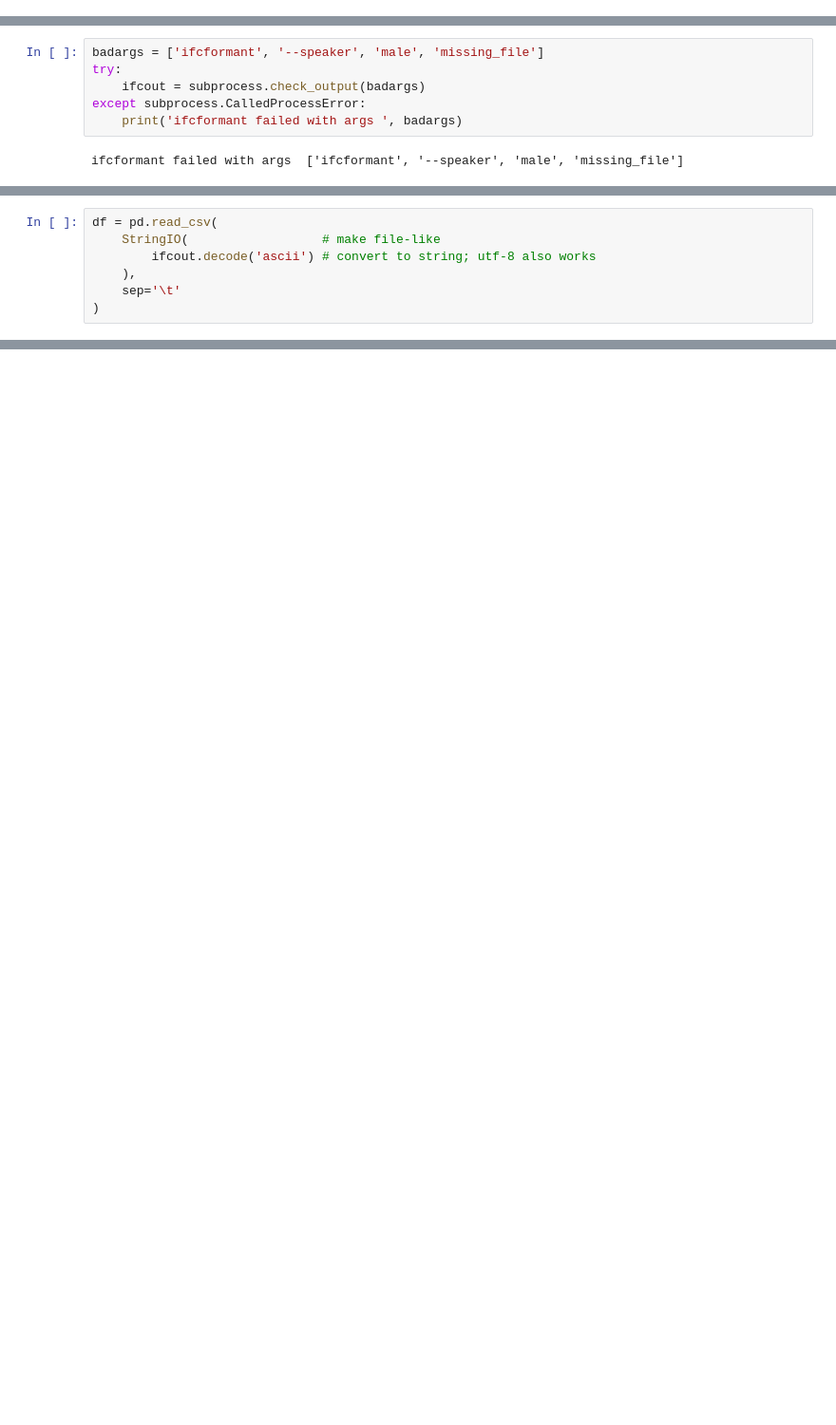
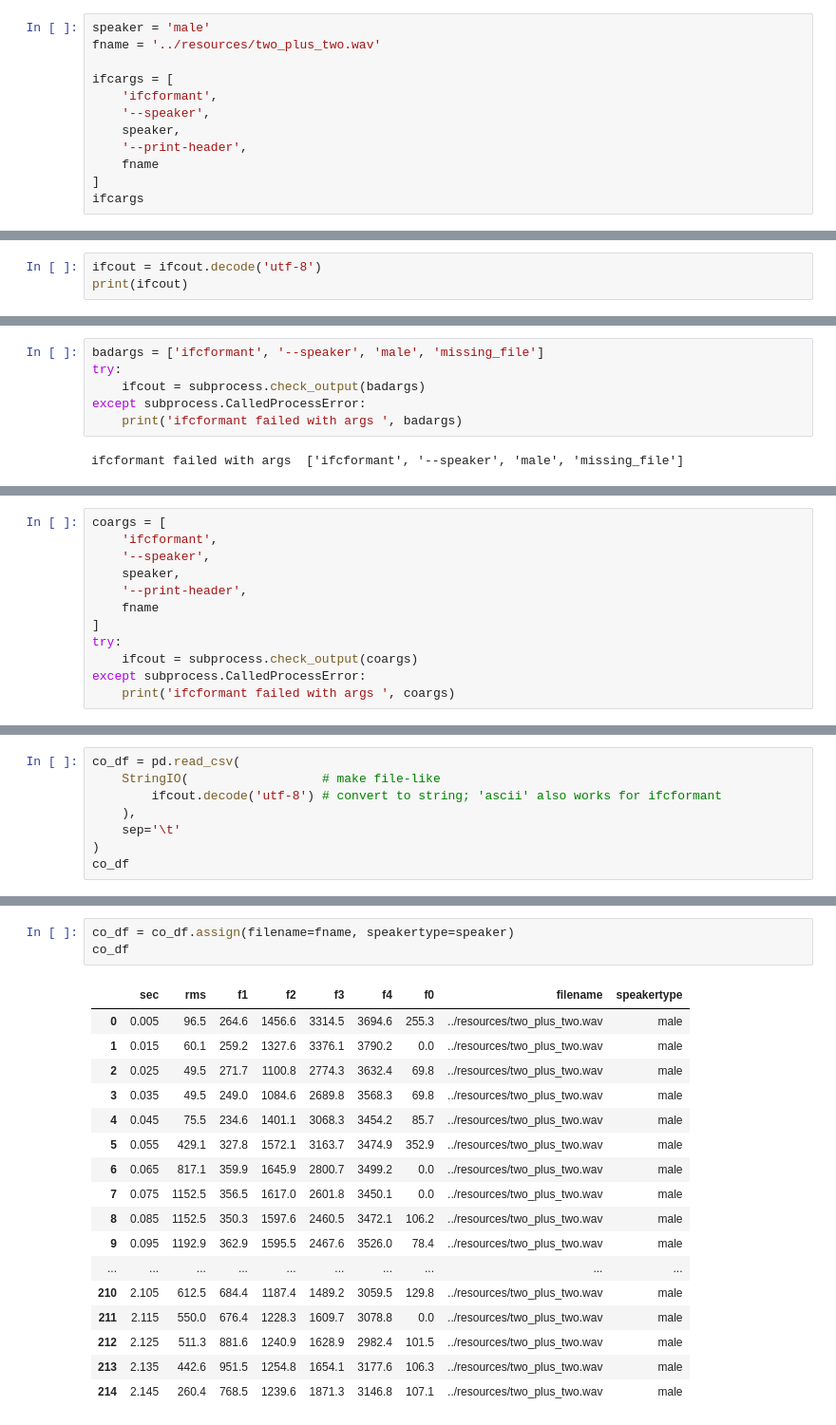
Before and after one commit to rsprouse/phonlab-illustrations, a Jupyter notebook: notebook/command_line_tools_to_df_1.ipynb, the cells around one changed output, grey strips where cells are left out. Shown at 95% size. Drawn from its saved outputs; the diff is of its cells as text; blank space fills up the shorter version.

```diff
--- a/notebook/command_line_tools_to_df_1.ipynb
+++ b/notebook/command_line_tools_to_df_1.ipynb
@@ -112,0 +157,12 @@ except subprocess.CalledProcessError:
+# %%
+speaker = 'male'
+fname = '../resources/two_plus_two.wav'
+
+ifcargs = [
+    'ifcformant',
+    '--speaker',
+    speaker,
+    '--print-header',
+    fname
+]
+ifcargs
@@ -112,0 +186,3 @@ except subprocess.CalledProcessError:
+# %%
+ifcout = ifcout.decode('utf-8')
+print(ifcout)
@@ -124,0 +337,12 @@ The pandas `read_csv()` method is used to read tabular text data into a DataFram
+# %%
+coargs = [
+    'ifcformant',
+    '--speaker',
+    speaker,
+    '--print-header',
+    fname
+]
+try:
+    ifcout = subprocess.check_output(coargs)
+except subprocess.CalledProcessError:
+    print('ifcformant failed with args ', coargs)
@@ -125,7 +351,8 @@ The pandas `read_csv()` method is used to read tabular text data into a DataFram
 # %%
-df = pd.read_csv(
+co_df = pd.read_csv(
     StringIO(                  # make file-like
-        ifcout.decode('ascii') # convert to string; utf-8 also works
+        ifcout.decode('utf-8') # convert to string; 'ascii' also works for ifcformant
     ),
     sep='\t'
 )
+co_df
@@ -154,0 +464,21 @@ df
+# %%
+co_df = co_df.assign(filename=fname, speakertype=speaker)
+co_df
+# %% [output]
+|  | sec | rms | f1 | f2 | f3 | f4 | f0 | filename | speakertype |
+| 0 | 0.005 | 96.5 | 264.6 | 1456.6 | 3314.5 | 3694.6 | 255.3 | ../resources/two_plus_two.wav | male |
+| 1 | 0.015 | 60.1 | 259.2 | 1327.6 | 3376.1 | 3790.2 | 0.0 | ../resources/two_plus_two.wav | male |
+| 2 | 0.025 | 49.5 | 271.7 | 1100.8 | 2774.3 | 3632.4 | 69.8 | ../resources/two_plus_two.wav | male |
+| 3 | 0.035 | 49.5 | 249.0 | 1084.6 | 2689.8 | 3568.3 | 69.8 | ../resources/two_plus_two.wav | male |
+| 4 | 0.045 | 75.5 | 234.6 | 1401.1 | 3068.3 | 3454.2 | 85.7 | ../resources/two_plus_two.wav | male |
+| 5 | 0.055 | 429.1 | 327.8 | 1572.1 | 3163.7 | 3474.9 | 352.9 | ../resources/two_plus_two.wav | male |
+| 6 | 0.065 | 817.1 | 359.9 | 1645.9 | 2800.7 | 3499.2 | 0.0 | ../resources/two_plus_two.wav | male |
+| 7 | 0.075 | 1152.5 | 356.5 | 1617.0 | 2601.8 | 3450.1 | 0.0 | ../resources/two_plus_two.wav | male |
+| 8 | 0.085 | 1152.5 | 350.3 | 1597.6 | 2460.5 | 3472.1 | 106.2 | ../resources/two_plus_two.wav | male |
+| 9 | 0.095 | 1192.9 | 362.9 | 1595.5 | 2467.6 | 3526.0 | 78.4 | ../resources/two_plus_two.wav | male |
+| ... | ... | ... | ... | ... | ... | ... | ... | ... | ... |
+| 210 | 2.105 | 612.5 | 684.4 | 1187.4 | 1489.2 | 3059.5 | 129.8 | ../resources/two_plus_two.wav | male |
+| 211 | 2.115 | 550.0 | 676.4 | 1228.3 | 1609.7 | 3078.8 | 0.0 | ../resources/two_plus_two.wav | male |
+| 212 | 2.125 | 511.3 | 881.6 | 1240.9 | 1628.9 | 2982.4 | 101.5 | ../resources/two_plus_two.wav | male |
+| 213 | 2.135 | 442.6 | 951.5 | 1254.8 | 1654.1 | 3177.6 | 106.3 | ../resources/two_plus_two.wav | male |
+| 214 | 2.145 | 260.4 | 768.5 | 1239.6 | 1871.3 | 3146.8 | 107.1 | ../resources/two_plus_two.wav | male |
```
Also changed, not shown: parts of 83 cells of this notebook.
